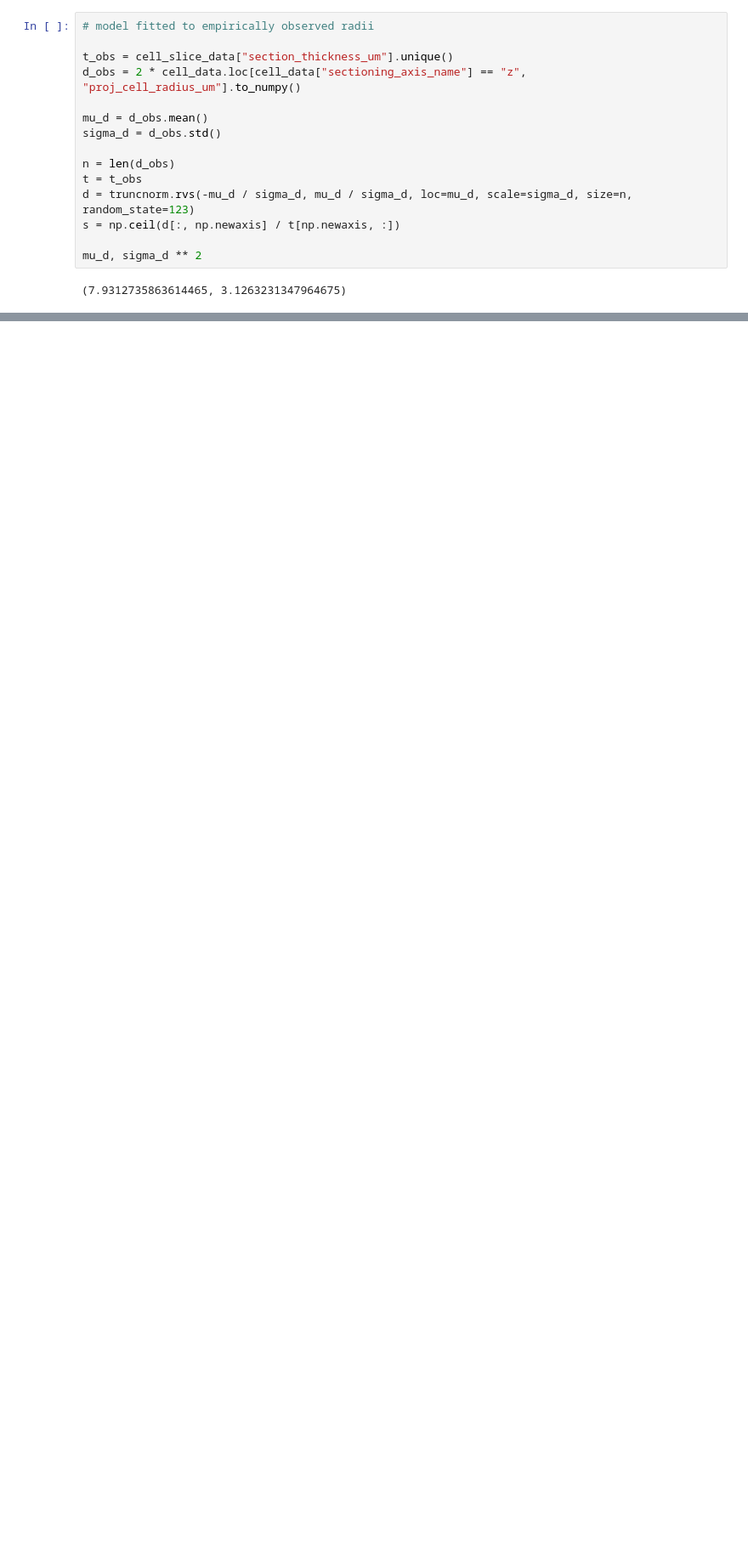
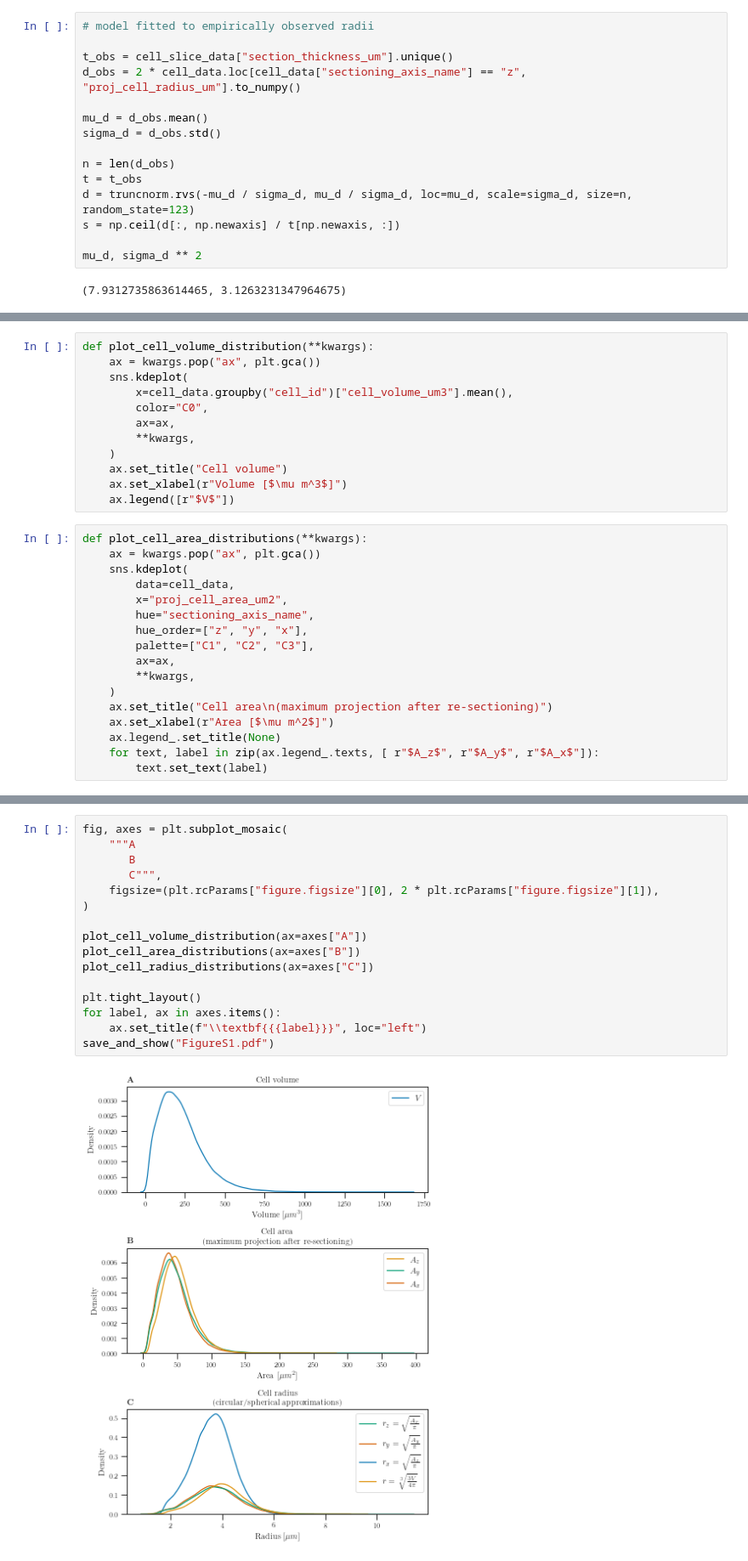
Before and after one commit to BodenmillerGroup/spellmatch, a Jupyter notebook: data/figures/figures.ipynb, the cells around one changed output, grey strips where cells are left out. Shown at 85% size. Cells and saved outputs as stored; diff of their text form; blank space fills up the shorter version.

```diff
--- a/data/figures/figures.ipynb
+++ b/data/figures/figures.ipynb
@@ -235,0 +461,29 @@ save_and_show("Figure2.pdf")
+# %%
+def plot_cell_volume_distribution(**kwargs):
+    ax = kwargs.pop("ax", plt.gca())
+    sns.kdeplot(
+        x=cell_data.groupby("cell_id")["cell_volume_um3"].mean(),
+        color="C0",
+        ax=ax,
+        **kwargs,
+    )
+    ax.set_title("Cell volume")
+    ax.set_xlabel(r"Volume [$\mu m^3$]")
+    ax.legend([r"$V$"])
+# %%
+def plot_cell_area_distributions(**kwargs):
+    ax = kwargs.pop("ax", plt.gca())
+    sns.kdeplot(
+        data=cell_data,
+        x="proj_cell_area_um2",
+        hue="sectioning_axis_name",
+        hue_order=["z", "y", "x"],
+        palette=["C1", "C2", "C3"],
+        ax=ax,
+        **kwargs,
+    )
+    ax.set_title("Cell area\n(maximum projection after re-sectioning)")
+    ax.set_xlabel(r"Area [$\mu m^2$]")
+    ax.legend_.set_title(None)
+    for text, label in zip(ax.legend_.texts, [ r"$A_z$", r"$A_y$", r"$A_x$"]):
+        text.set_text(label)
@@ -235,0 +522,18 @@ save_and_show("Figure2.pdf")
+# %%
+fig, axes = plt.subplot_mosaic(
+    """A
+       B
+       C""",
+    figsize=(plt.rcParams["figure.figsize"][0], 2 * plt.rcParams["figure.figsize"][1]),
+)
+
+plot_cell_volume_distribution(ax=axes["A"])
+plot_cell_area_distributions(ax=axes["B"])
+plot_cell_radius_distributions(ax=axes["C"])
+
+plt.tight_layout()
+for label, ax in axes.items():
+    ax.set_title(f"\\textbf{{{label}}}", loc="left")
+save_and_show("FigureS1.pdf")
+# %% [output]
+[figure, added]
```
Also changed, not shown: parts of 27 cells of this notebook, 7 other files.
